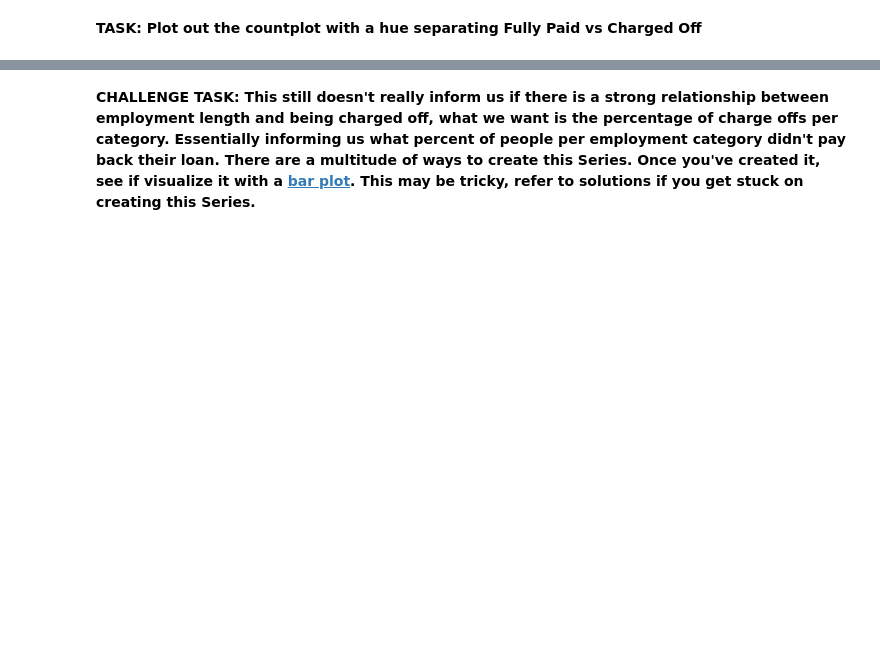
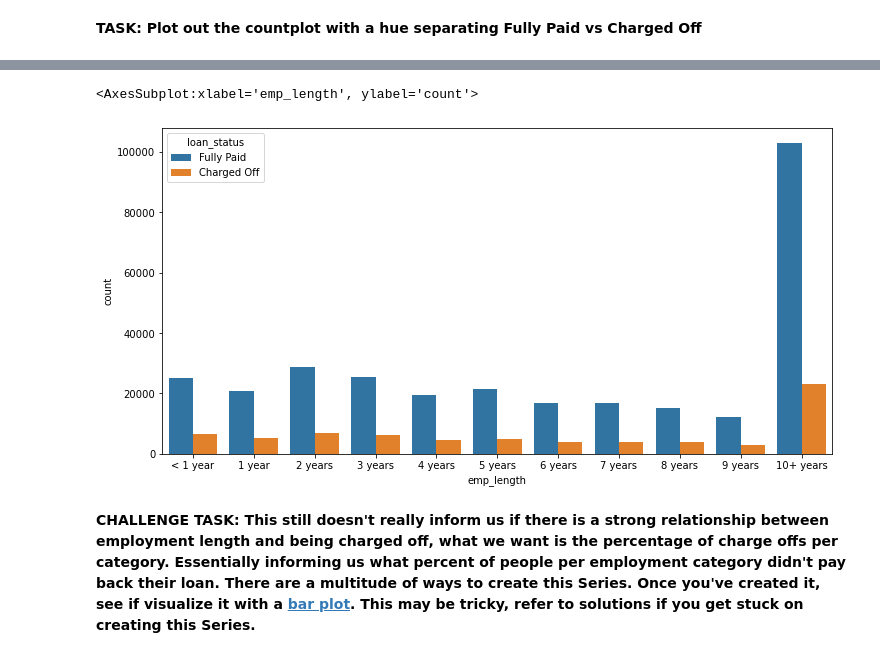
Before and after one commit to sczternasty/Training-Project-Neural-Networks-TenserFlow-2.0, a Jupyter notebook: 03-Keras-Project-Exercise.ipynb, the cells around one changed output, grey strips where cells are left out. Saved outputs shown, nothing was run; the diff lists cells and outputs as text; code cells hidden in the pictures; blank space fills up the shorter version.

```diff
--- a/03-Keras-Project-Exercise.ipynb
+++ b/03-Keras-Project-Exercise.ipynb
@@ -533,2 +536,8 @@ Name: emp_title, Length: 173105, dtype: int64
+# %%
+plt.figure(figsize=(12,6))
+sns.countplot(data=df, x='emp_length', order=emp_length_oder, hue='loan_status')
+# %% [output]
+<AxesSubplot:xlabel='emp_length', ylabel='count'>
+[figure, added]
 # %% [markdown]
 **CHALLENGE TASK: This still doesn't really inform us if there is a strong relationship between employment length and being charged off, what we want is the percentage of charge offs per category. Essentially informing us what percent of people per employment category didn't pay back their loan. There are a multitude of ways to create this Series. Once you've created it, see if visualize it with a [bar plot](https://pandas.pydata.org/pandas-docs/version/0.23.4/generated/pandas.DataFrame.plot.html). This may be tricky, refer to solutions if you get stuck on creating this Series.**
```
Also changed, not shown: parts of 134 cells of this notebook.
